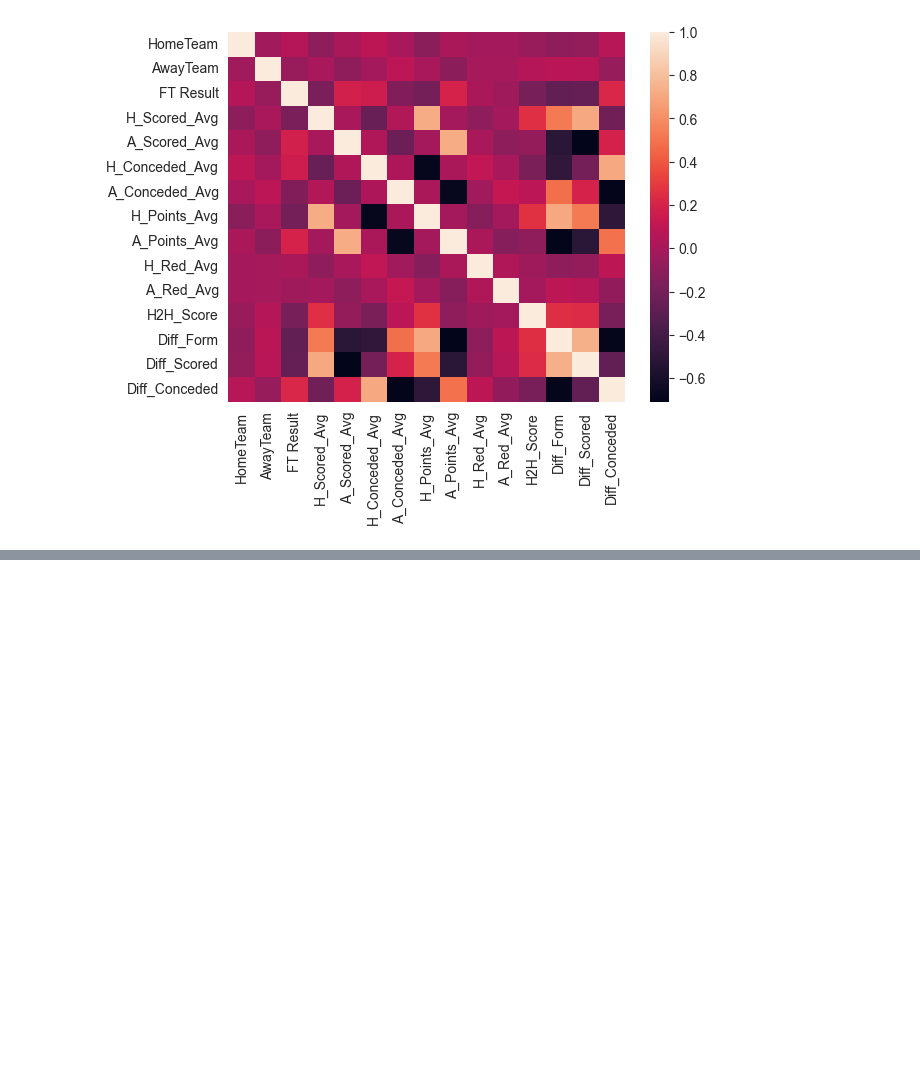
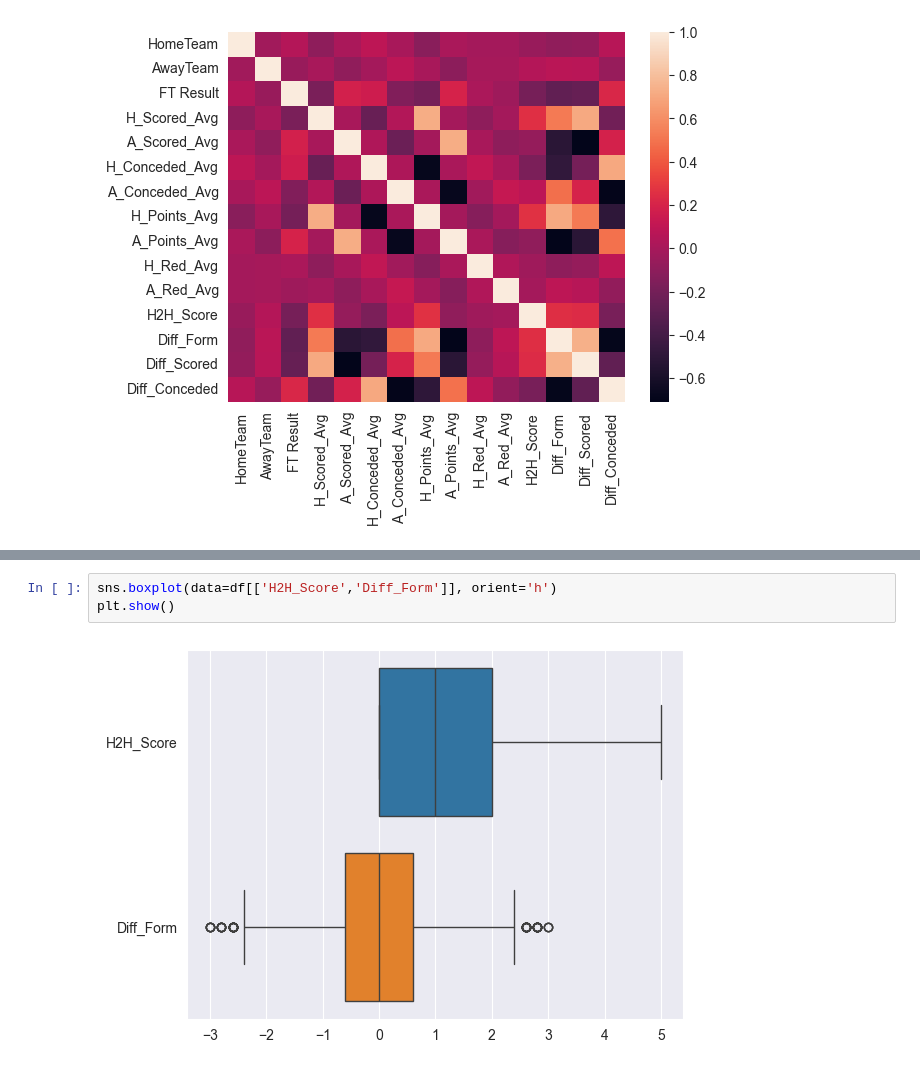
Before and after one commit to Technical-University-of-Cluj-Napoca/proiect-ml-RazvanBarna, a Jupyter notebook: Notebooks/Classification.ipynb, the cells around one changed output, grey strips where cells are left out. Drawn from its saved outputs; the diff is of its cells as text; blank space fills up the shorter version.

```diff
--- a/Notebooks/Classification.ipynb
+++ b/Notebooks/Classification.ipynb
@@ -341,0 +392,5 @@ plt.show()
+# %%
+sns.boxplot(data=df[['H2H_Score','Diff_Form']], orient='h')
+plt.show()
+# %% [output]
+[figure, added]
```
Also changed, not shown: parts of 19 cells of this notebook.
